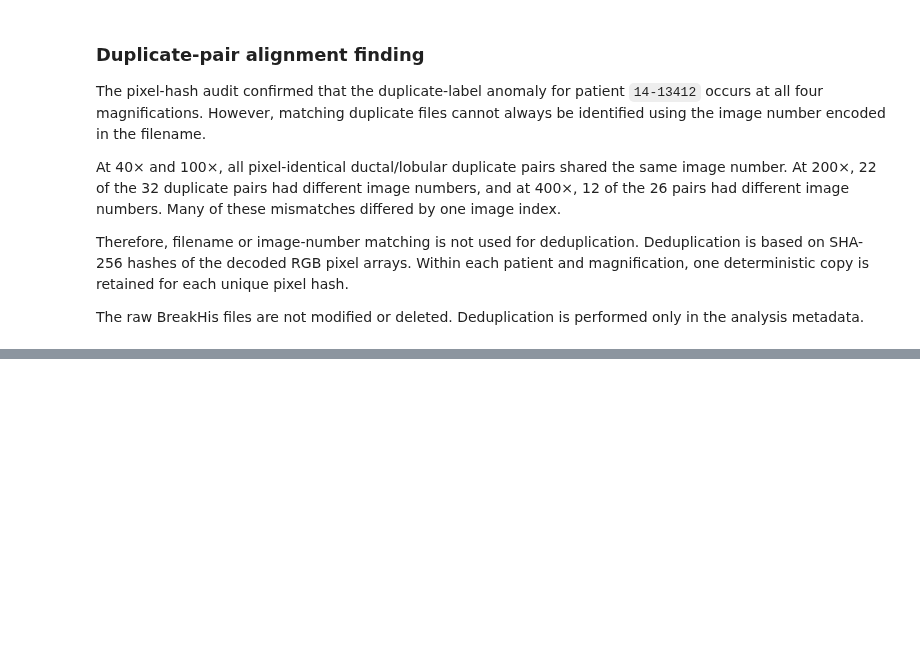
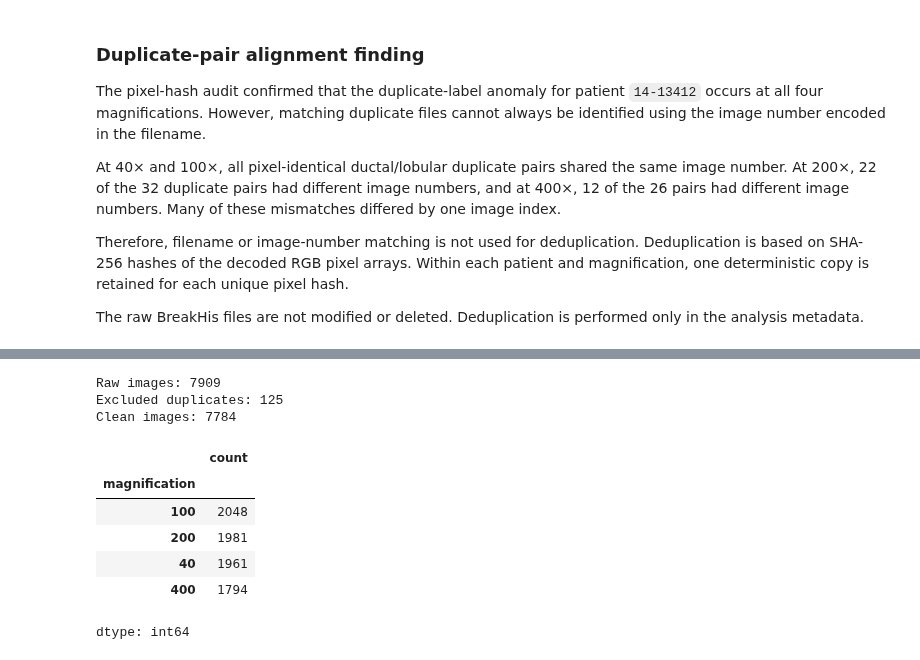
Before and after one commit to Yisihaq01/breast-histology-calibration, a Jupyter notebook: Notebooks/02_breakhis_all_magnification_audit.ipynb, the cells around one changed output, grey strips where cells are left out. Saved outputs shown, nothing was run; the diff lists cells and outputs as text; code cells hidden in the pictures; blank space fills up the shorter version.

```diff
--- a/Notebooks/02_breakhis_all_magnification_audit.ipynb
+++ b/Notebooks/02_breakhis_all_magnification_audit.ipynb
@@ -1071,0 +1175,42 @@ The raw BreakHis files are not modified or deleted. Deduplication is performed o
+# %%
+clean_all_mag = (
+    all_mag_metadata[
+        ~all_mag_metadata["excluded_duplicate"]
+    ]
+    .copy()
+    .reset_index(drop=True)
+)
+
+print("Raw images:", len(all_mag_metadata))
+print(
+    "Excluded duplicates:",
+    all_mag_metadata["excluded_duplicate"].sum()
+)
+print("Clean images:", len(clean_all_mag))
+
+assert len(clean_all_mag) == 7784
+# %% [output]
+Raw images: 7909
+Excluded duplicates: 125
+Clean images: 7784
+# %%
+clean_counts = (
+    clean_all_mag["magnification"]
+    .value_counts()
+    .sort_index()
+)
+
+display(clean_counts)
+
+assert clean_counts["40"] == 1961
+assert clean_counts["100"] == 2048
+assert clean_counts["200"] == 1981
+assert clean_counts["400"] == 1794
+# %% [output]
+|  | count |
+| magnification |  |
+| 100 | 2048 |
+| 200 | 1981 |
+| 40 | 1961 |
+| 400 | 1794 |
+dtype: int64
```
Also changed, not shown: parts of 14 cells of this notebook.
